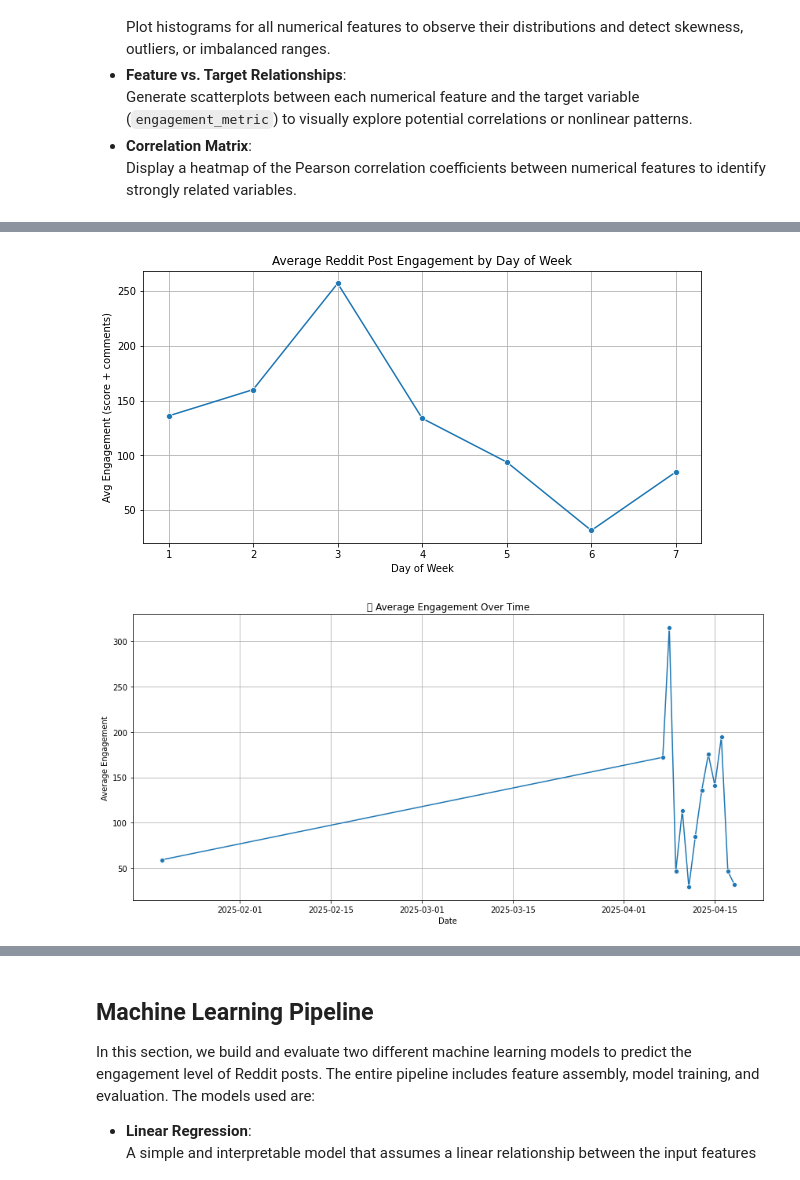
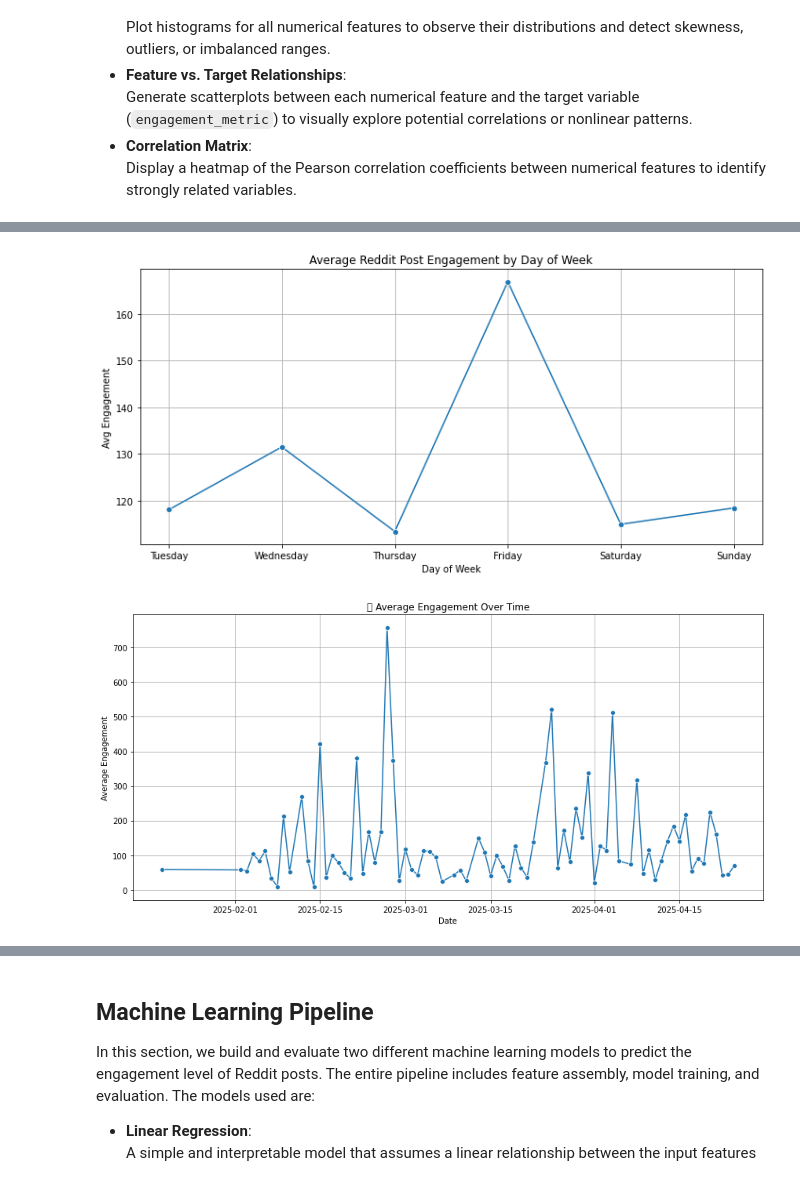
Before and after one commit to NaderAS/MSBA305-Social-Media-Analytics, a Jupyter notebook: part2_spark_scraping/notebooks/spark_social_media_analytics.ipynb, the cells around one changed output, grey strips where cells are left out. Saved outputs shown, nothing was run; the diff lists cells and outputs as text; code cells hidden in the pictures.

```diff
--- a/part2_spark_scraping/notebooks/spark_social_media_analytics.ipynb
+++ b/part2_spark_scraping/notebooks/spark_social_media_analytics.ipynb
@@ -33,13 +31,13 @@ df_post_reddit = spark.read.format("csv") \
     .option("header", "true") \
     .option("multiLine", True) \
     .option("escape", "\"") \
-    .load("dbfs:/FileStore/shared_uploads/mwa47@mail.aub.edu/reddit_data/reddit_posts_df.csv")
+    .load("dbfs:/FileStore/shared_uploads/mwa47@mail.aub.edu/reddit_posts_df.csv")
 
 df_comments_reddit = spark.read.format("csv") \
     .option("header", "true") \
     .option("multiLine", True) \
     .option("escape", "\"") \
-    .load("dbfs:/FileStore/shared_uploads/mwa47@mail.aub.edu/reddit_data/reddit_post_comments.csv")
+    .load("dbfs:/FileStore/shared_uploads/mwa47@mail.aub.edu/reddit_post_comments.csv")
 
 # Load Twitter post data
 df_tweet = spark.read.format("csv") \
@@ -169,10 +140,10 @@ print(f"📊 Shape of df_combined: ({num_rows}, {num_cols})")
 # %%
 # Casting all numerical features and the target variable to the appropriate data types (e.g., double)
 
-numeric_cols = ['hour', 'day_of_week', 'month', "num_comments", "upvote_ratio", 'avg_comment_score', 'comment_count', "engagement_metric"]
+numeric_cols = ['hour', 'day_of_week', 'month', "num_comments", "upvote_ratio", "engagement_metric"]
 
 for colname in numeric_cols:
-    df_combined = df_combined.withColumn(colname, col(colname).cast("double"))
+    df = df.withColumn(colname, col(colname).cast("double"))
 # %%
 # Checking the number of missing values
 
@@ -309,29 +295,43 @@ plt.show()
 # %%
-# Average Engagement by Day of Week
-day_of_week = df_cleaned.groupBy("day_of_week").agg(
+import calendar
+import matplotlib.pyplot as plt
+import seaborn as sns
+
+# Step 1: Group and average by day of week
+day_of_week = df.groupBy("day_of_week").agg(
     avg("engagement_metric").alias("avg_engagement")
 ).orderBy("day_of_week").toPandas()
 
+# Step 2: Filter valid days (0 to 6)
+day_of_week = day_of_week[day_of_week["day_of_week"].between(0, 6)]
+
+# Step 3: Map to weekday names
+day_of_week["day_label"] = day_of_week["day_of_week"].astype(int).apply(lambda x: calendar.day_name[x])
+
+# Step 4: Plot
 plt.figure(figsize=(10, 5))
-sns.lineplot(data=day_of_week, x="day_of_week", y="avg_engagement", marker="o")
+sns.lineplot(data=day_of_week, x="day_label", y="avg_engagement", marker="o")
 plt.title("Average Reddit Post Engagement by Day of Week")
 plt.xlabel("Day of Week")
-plt.ylabel("Avg Engagement (score + comments)")
+plt.ylabel("Avg Engagement")
 plt.grid(True)
+plt.tight_layout()
 plt.show()
 # %% [output]
-[figure, old version]
+[figure, new version]
 # %%
+# A time-series chart showing engagement patterns over time
+
 # ✅ Step 0: Imports
 from pyspark.sql.functions import from_unixtime, to_timestamp, date_trunc, col, avg
 
 # ✅ Step 1: Convert UNIX timestamp to proper Spark timestamp
-df_combined = df_combined.withColumn(
+df = df.withColumn(
     "timestamp", to_timestamp(from_unixtime(col("created_utc").cast("long")))
 )
 
 # ✅ Step 2: Truncate timestamp to daily granularity
-df_time = df_combined.withColumn("datetime", date_trunc("day", col("timestamp")))
+df_time = df.withColumn("datetime", date_trunc("day", col("timestamp")))
 
 # ✅ Step 3: Ensure engagement_metric is a numeric column
 df_time = df_time.withColumn("engagement_metric", col("engagement_metric").cast("double"))
@@ -355,4 +355,4 @@ plt.grid(True)
 plt.tight_layout()
 plt.show()
 # %% [output]
-[figure, old version]
+[figure, new version]
```
Also changed, not shown: parts of 24 cells of this notebook, 7 other files.
